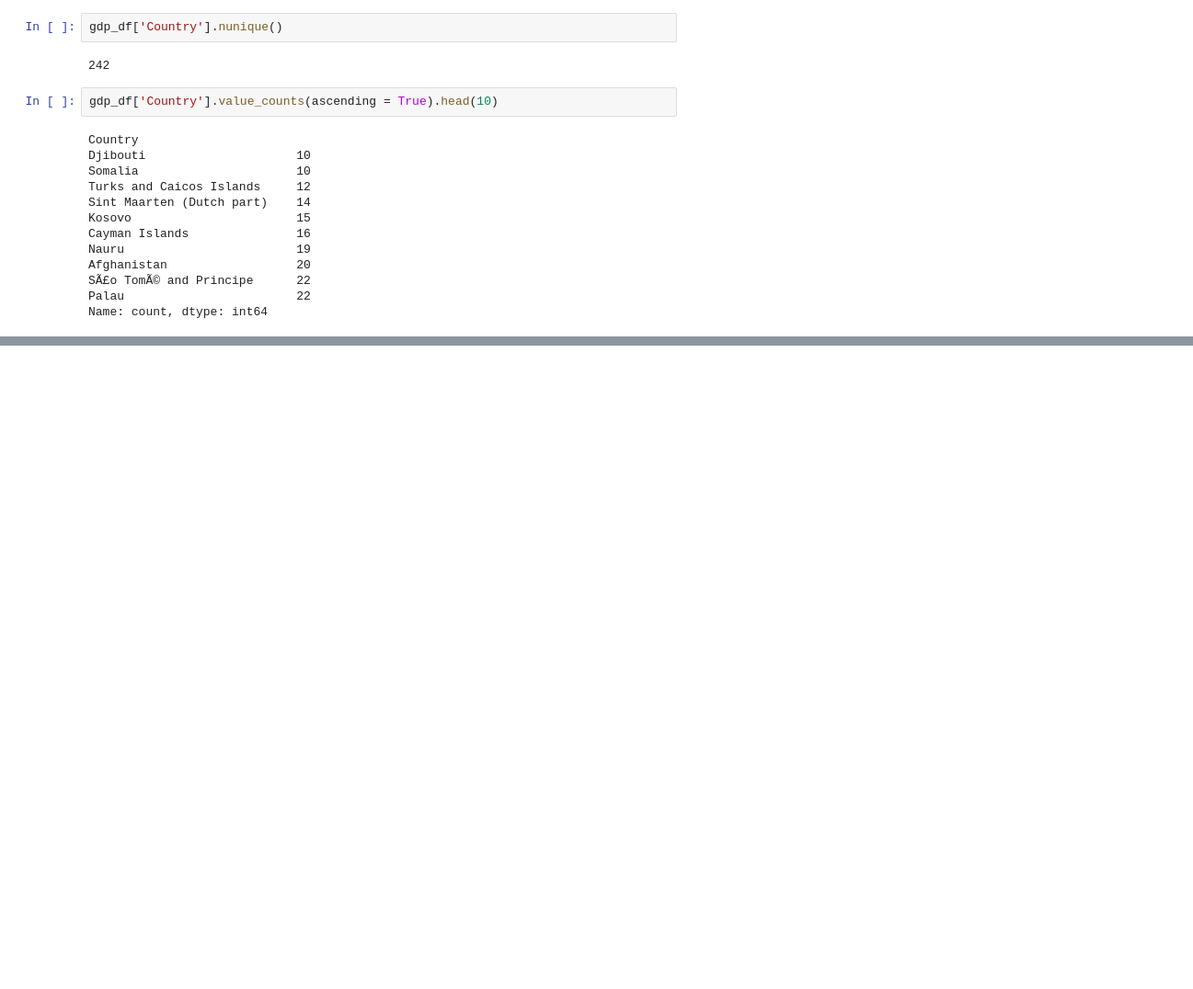
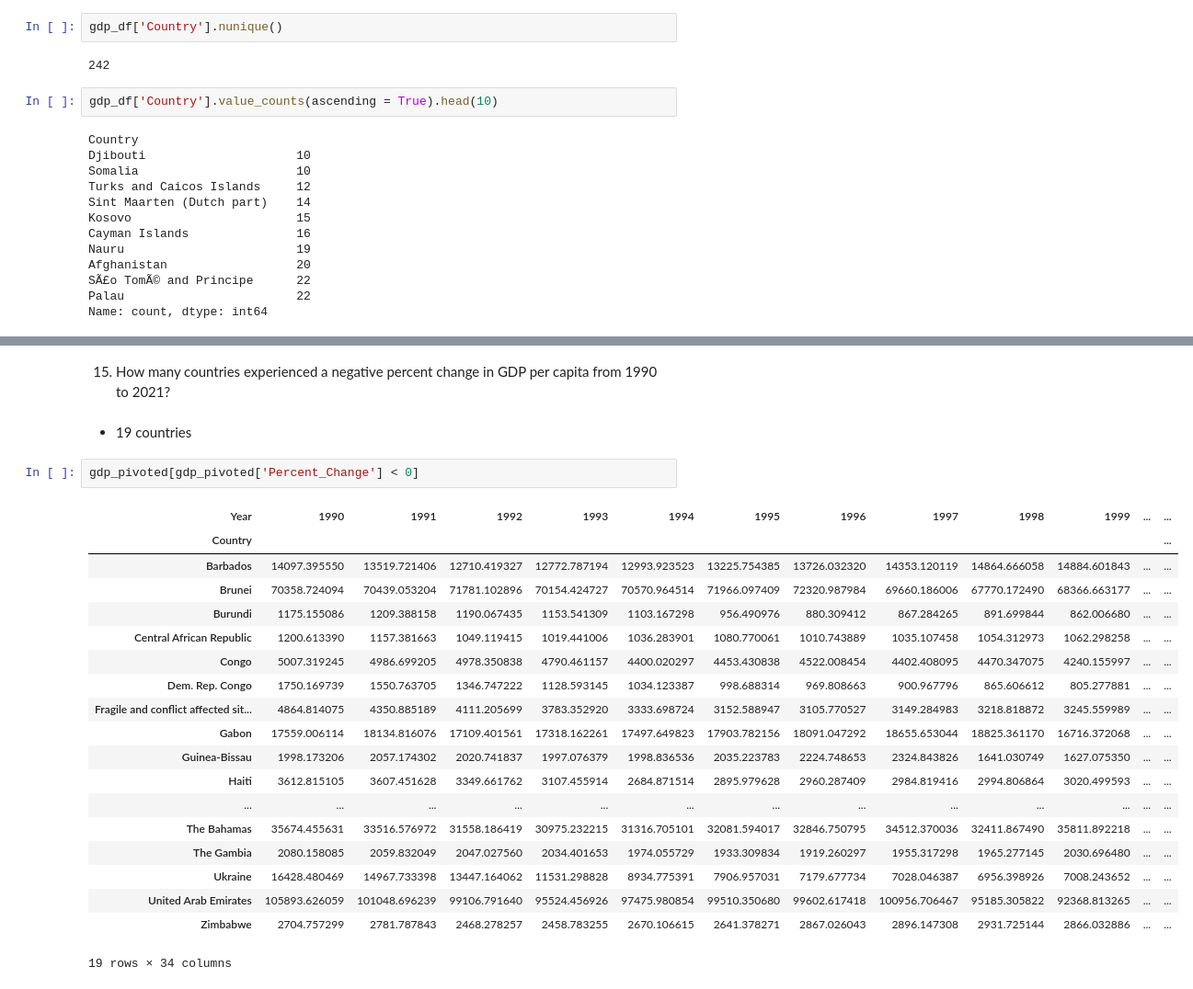
Before and after one commit to nss-data-science-cohort-8/un-exploration-vickitaylor, a Jupyter notebook: notebooks/un_data_exploration.ipynb, the cells around one changed output, grey strips where cells are left out. Shown: that part at 92% size. Saved outputs shown, nothing was run; the diff lists cells and outputs as text; blank space fills up the shorter version.

```diff
--- a/notebooks/un_data_exploration.ipynb
+++ b/notebooks/un_data_exploration.ipynb
@@ -262,0 +378,26 @@ gdp2021.sort_values('GDP_Per_Capita').tail()
+# %% [markdown]
+15. How many countries experienced a negative percent change in GDP per capita from 1990 to 2021?
+# %% [markdown]
+- 19 countries
+# %%
+gdp_pivoted[gdp_pivoted['Percent_Change'] < 0]
+# %% [output]
+| Year | 1990 | 1991 | 1992 | 1993 | 1994 | 1995 | 1996 | 1997 | 1998 | 1999 | ... | ... |
+| Country |  |  |  |  |  |  |  |  |  |  |  | ... |
+| Barbados | 14097.395550 | 13519.721406 | 12710.419327 | 12772.787194 | 12993.923523 | 13225.754385 | 13726.032320 | 14353.120119 | 14864.666058 | 14884.601843 | ... | ... |
+| Brunei | 70358.724094 | 70439.053204 | 71781.102896 | 70154.424727 | 70570.964514 | 71966.097409 | 72320.987984 | 69660.186006 | 67770.172490 | 68366.663177 | ... | ... |
+| Burundi | 1175.155086 | 1209.388158 | 1190.067435 | 1153.541309 | 1103.167298 | 956.490976 | 880.309412 | 867.284265 | 891.699844 | 862.006680 | ... | ... |
+| Central African Republic | 1200.613390 | 1157.381663 | 1049.119415 | 1019.441006 | 1036.283901 | 1080.770061 | 1010.743889 | 1035.107458 | 1054.312973 | 1062.298258 | ... | ... |
+| Congo | 5007.319245 | 4986.699205 | 4978.350838 | 4790.461157 | 4400.020297 | 4453.430838 | 4522.008454 | 4402.408095 | 4470.347075 | 4240.155997 | ... | ... |
+| Dem. Rep. Congo | 1750.169739 | 1550.763705 | 1346.747222 | 1128.593145 | 1034.123387 | 998.688314 | 969.808663 | 900.967796 | 865.606612 | 805.277881 | ... | ... |
+| Fragile and conflict affected sit... | 4864.814075 | 4350.885189 | 4111.205699 | 3783.352920 | 3333.698724 | 3152.588947 | 3105.770527 | 3149.284983 | 3218.818872 | 3245.559989 | ... | ... |
+| Gabon | 17559.006114 | 18134.816076 | 17109.401561 | 17318.162261 | 17497.649823 | 17903.782156 | 18091.047292 | 18655.653044 | 18825.361170 | 16716.372068 | ... | ... |
+| Guinea-Bissau | 1998.173206 | 2057.174302 | 2020.741837 | 1997.076379 | 1998.836536 | 2035.223783 | 2224.748653 | 2324.843826 | 1641.030749 | 1627.075350 | ... | ... |
+| Haiti | 3612.815105 | 3607.451628 | 3349.661762 | 3107.455914 | 2684.871514 | 2895.979628 | 2960.287409 | 2984.819416 | 2994.806864 | 3020.499593 | ... | ... |
+| ... | ... | ... | ... | ... | ... | ... | ... | ... | ... | ... | ... | ... |
+| The Bahamas | 35674.455631 | 33516.576972 | 31558.186419 | 30975.232215 | 31316.705101 | 32081.594017 | 32846.750795 | 34512.370036 | 32411.867490 | 35811.892218 | ... | ... |
+| The Gambia | 2080.158085 | 2059.832049 | 2047.027560 | 2034.401653 | 1974.055729 | 1933.309834 | 1919.260297 | 1955.317298 | 1965.277145 | 2030.696480 | ... | ... |
+| Ukraine | 16428.480469 | 14967.733398 | 13447.164062 | 11531.298828 | 8934.775391 | 7906.957031 | 7179.677734 | 7028.046387 | 6956.398926 | 7008.243652 | ... | ... |
+| United Arab Emirates | 105893.626059 | 101048.696239 | 99106.791640 | 95524.456926 | 97475.980854 | 99510.350680 | 99602.617418 | 100956.706467 | 95185.305822 | 92368.813265 | ... | ... |
+| Zimbabwe | 2704.757299 | 2781.787843 | 2468.278257 | 2458.783255 | 2670.106615 | 2641.378271 | 2867.026043 | 2896.147308 | 2931.725144 | 2866.032886 | ... | ... |
+19 rows × 34 columns
```
Also changed, not shown: parts of 46 cells of this notebook, 1 other file.
